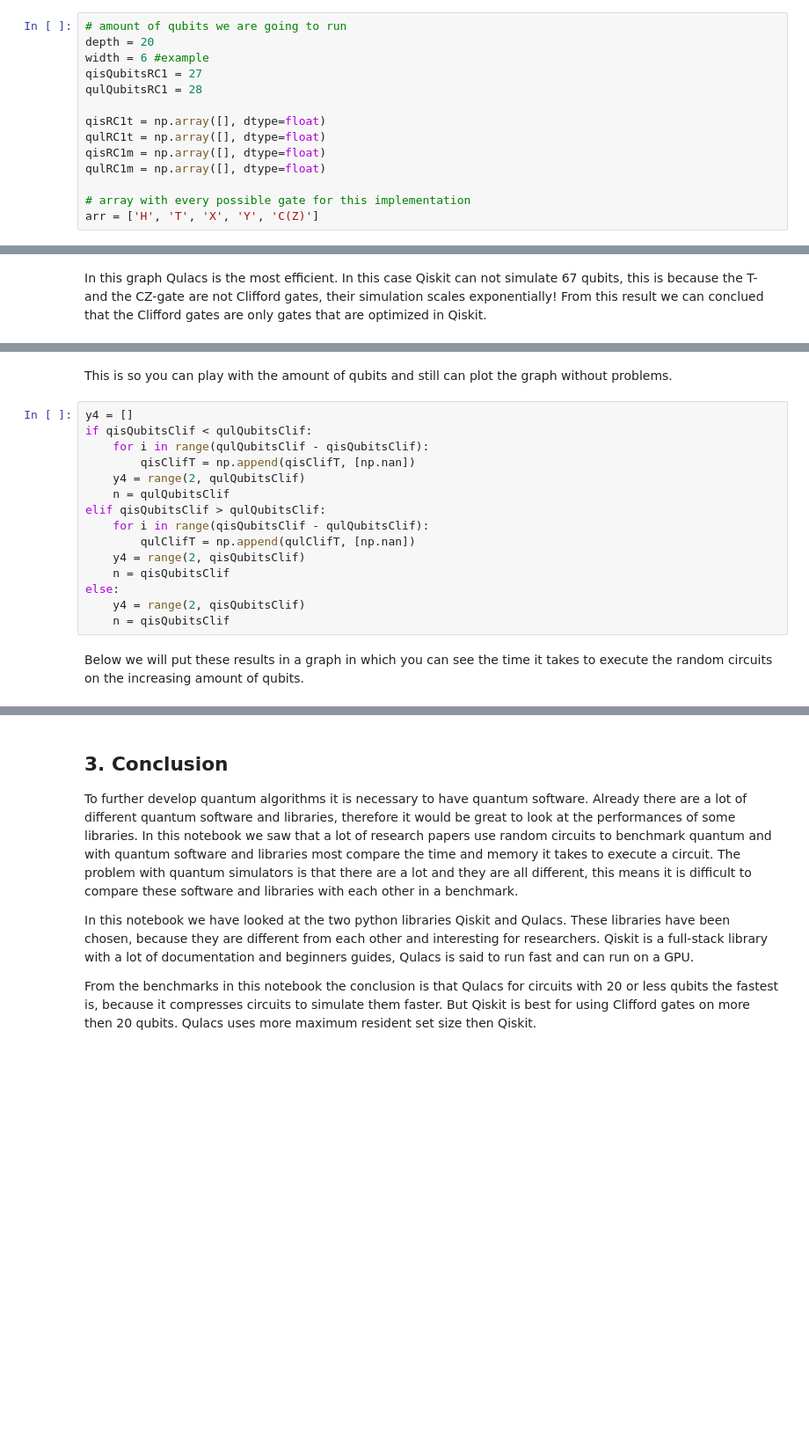
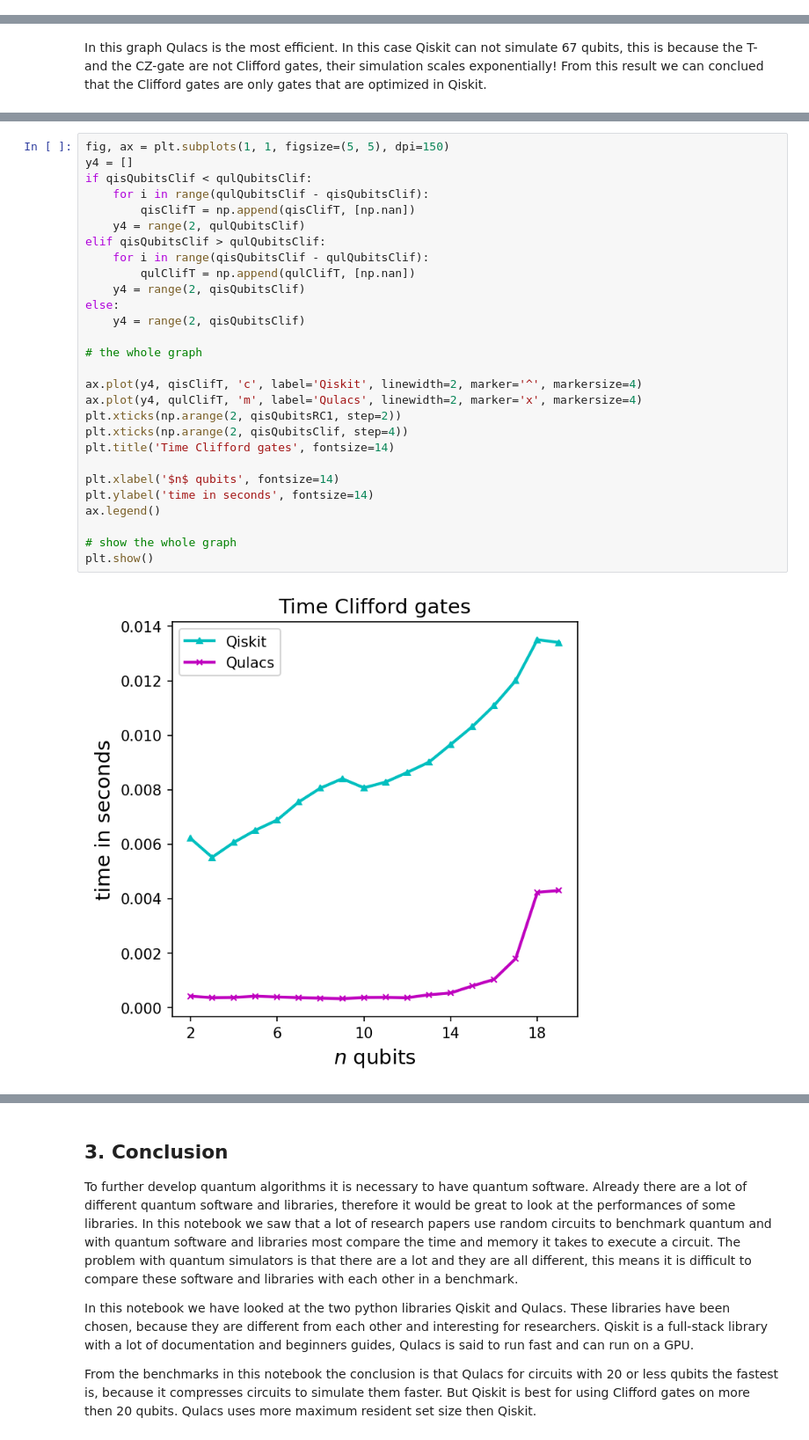
Before and after one commit to sara-nl/QuantumComputing, a Jupyter notebook: notebooks/Basics_and_Benchmarking.ipynb, the cells around one changed output, grey strips where cells are left out. Shown at 88% size. Cells and saved outputs as stored; diff of their text form; blank space fills up the shorter version.

```diff
--- a/notebooks/Basics_and_Benchmarking.ipynb
+++ b/notebooks/Basics_and_Benchmarking.ipynb
@@ -1000,14 +1163,0 @@ circR1.measure(q, c)
-# %%
-# amount of qubits we are going to run
-depth = 20
-width = 6 #example
-qisQubitsRC1 = 27
-qulQubitsRC1 = 28
-
-qisRC1t = np.array([], dtype=float)
-qulRC1t = np.array([], dtype=float)
-qisRC1m = np.array([], dtype=float)
-qulRC1m = np.array([], dtype=float)
-
-# array with every possible gate for this implementation
-arr = ['H', 'T', 'X', 'Y', 'C(Z)']
@@ -1386,19 +1802,30 @@ print(qulClifT)
-# %% [markdown]
-This is so you can play with the amount of qubits and still can plot the graph without problems.
 # %%
+fig, ax = plt.subplots(1, 1, figsize=(5, 5), dpi=150)
 y4 = []
 if qisQubitsClif < qulQubitsClif:
     for i in range(qulQubitsClif - qisQubitsClif):
         qisClifT = np.append(qisClifT, [np.nan])
     y4 = range(2, qulQubitsClif)
-    n = qulQubitsClif
 elif qisQubitsClif > qulQubitsClif:
     for i in range(qisQubitsClif - qulQubitsClif):
         qulClifT = np.append(qulClifT, [np.nan])
     y4 = range(2, qisQubitsClif)
-    n = qisQubitsClif
 else:
     y4 = range(2, qisQubitsClif)
-    n = qisQubitsClif
+
+# the whole graph
+
+ax.plot(y4, qisClifT, 'c', label='Qiskit', linewidth=2, marker='^', markersize=4)
+ax.plot(y4, qulClifT, 'm', label='Qulacs', linewidth=2, marker='x', markersize=4)
+plt.xticks(np.arange(2, qisQubitsRC1, step=2))
+plt.xticks(np.arange(2, qisQubitsClif, step=4))
+plt.title('Time Clifford gates', fontsize=14)
+
+plt.xlabel('$n$ qubits', fontsize=14)
+plt.ylabel('time in seconds', fontsize=14)
+ax.legend()
+
+# show the whole graph
+plt.show()
+# %% [output]
+[figure, added]
-# %% [markdown]
-Below we will put these results in a graph in which you can see the time it takes to execute the random circuits on the increasing amount of qubits.
```
Also changed, not shown: parts of 76 cells of this notebook.
